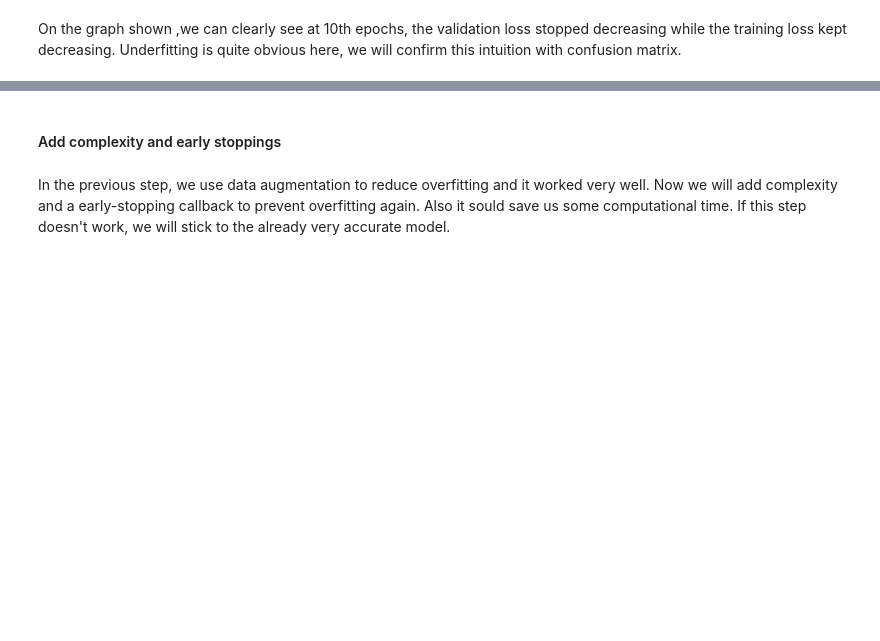
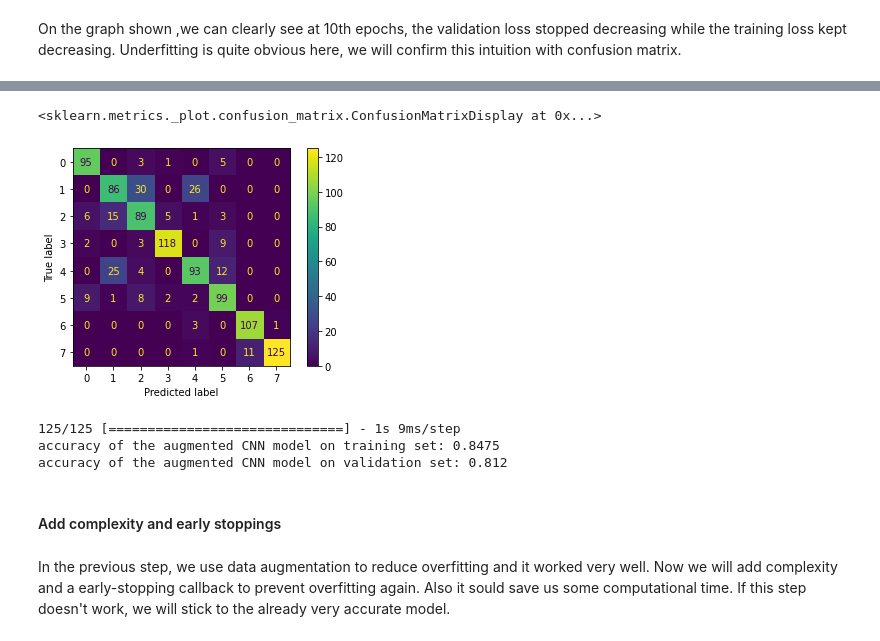
Before and after one commit to GabrielTruong/colorectal_project, a Jupyter notebook: colorectal_classification.ipynb, the cells around one changed output, grey strips where cells are left out. Cells and saved outputs as stored; diff of their text form; code cells hidden in the pictures; blank space fills up the shorter version.

```diff
--- a/colorectal_classification.ipynb
+++ b/colorectal_classification.ipynb
@@ -239,7 +308,7 @@ augmented_cnn = Sequential([
             layers.Convolution2D(8, (3, 3), activation='relu'),
             layers.MaxPool2D(pool_size=(2, 2)),
             layers.Flatten(),
-            layers.Dense(activation='relu', units=128),
+            layers.Dense(activation='elu', units=128),
             layers.Dense(activation='softmax', units=8),
 ])
 # %%
@@ -275,6 +351,16 @@ augmented_prediction=augmented_cnn.predict(val_ds)
 # %%
 augmented_cm=confusion_matrix(np.argmax(augmented_prediction,axis=1),val_label)
-ConfusionMatrixDisplay(moredepth_cm).plot()
+ConfusionMatrixDisplay(augmented_cm).plot()
+# %% [output]
+<sklearn.metrics._plot.confusion_matrix.ConfusionMatrixDisplay at 0x...>
+[figure, added]
+# %%
+print(f"accuracy of the augmented CNN model on training set: {accuracy_score(train_label,np.argmax(augmented_cnn.predict(train_ds),axis=1))}")
+print(f"accuracy of the augmented CNN model on validation set: {accuracy_score(val_label,np.argmax(augmented_prediction,axis=1))}")
+# %% [output]
+125/125 [==============================] - 1s 9ms/step
+accuracy of the augmented CNN model on training set: 0.8475
+accuracy of the augmented CNN model on validation set: 0.812
 # %% [markdown]
 #### Add complexity and early stoppings
 # %% [markdown]
```
Also changed, not shown: parts of 27 cells of this notebook.
